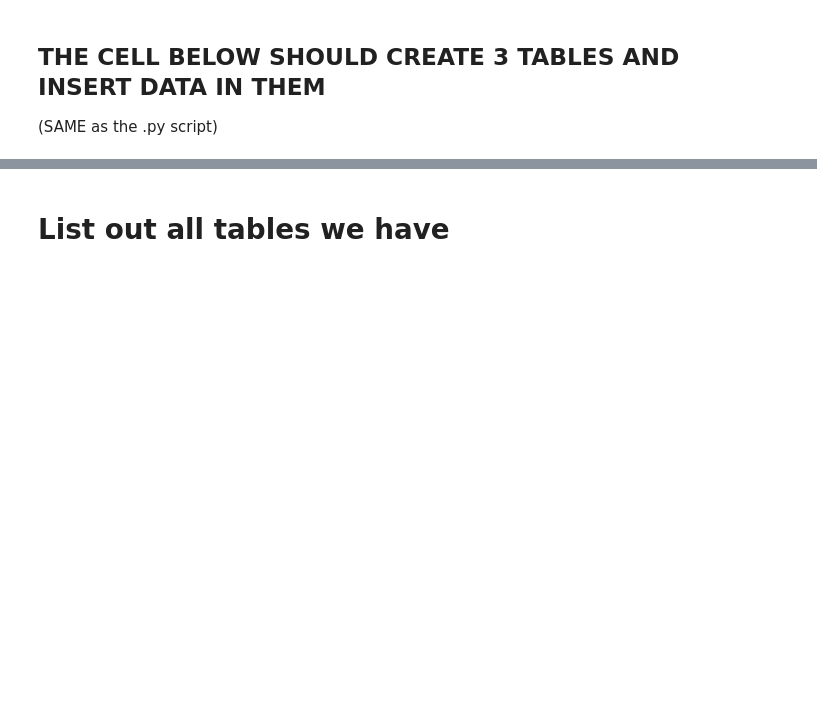
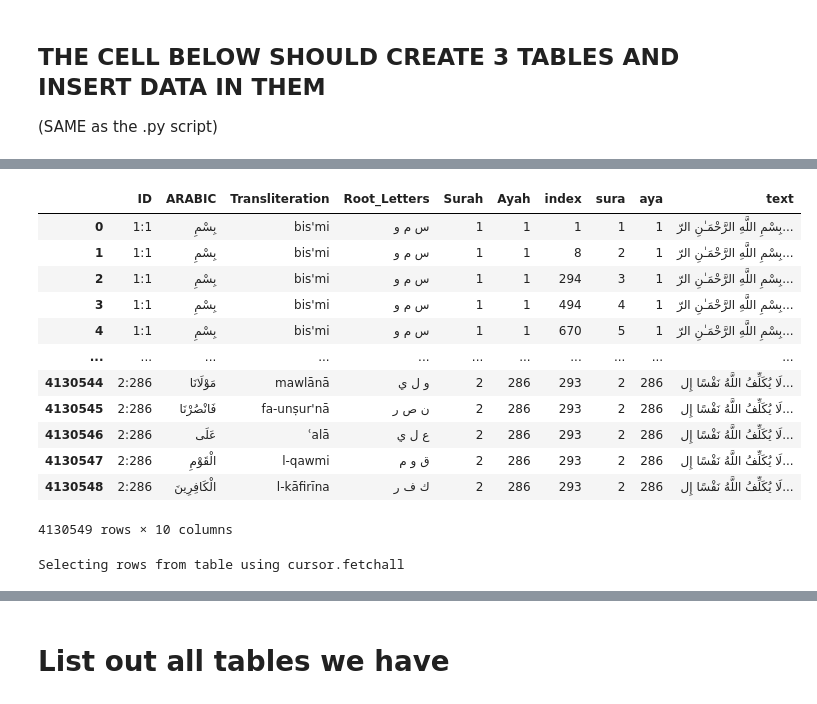
Before and after one commit to Quran-Journey/roots, a Jupyter notebook: db/Inserting TextToWord Table.ipynb, the cells around one changed output, grey strips where cells are left out. Saved outputs shown, nothing was run; the diff lists cells and outputs as text; code cells hidden in the pictures; blank space fills up the shorter version.

```diff
--- a/db/Inserting TextToWord Table.ipynb
+++ b/db/Inserting TextToWord Table.ipynb
@@ -178,0 +193,9 @@ PostgreSQL connection is closed
+# %%
+index_id = []
+count = 0
+for i in range(len(ayahs)):
+    if ayahs[i] != ayahs[i-1]:
+        count+=1
+        index_id.append(count)
+    else:
+        index_id.append(count)
@@ -178,0 +224,2 @@ PostgreSQL connection is closed
+# %%
+quran_text_dataframe['sura'] = 2
@@ -178,0 +244,52 @@ PostgreSQL connection is closed
+# %%
+# Get the IndexIDs from the Quran Table  -- need to merge it since different lengths
+df11 =  df.merge(quran_text_dataframe, left_on ="Ayah", right_on = "aya", how = 'inner')
+df11
+# %% [output]
+|  | ID | ARABIC | Transliteration | Root_Letters | Surah | Ayah | index | sura | aya | text |
+| 0 | 1:1 | بِسْمِ | bis'mi | س م و | 1 | 1 | 1 | 1 | 1 | بِسْمِ اللَّهِ الرَّحْمَـٰنِ الرّ... |
+| 1 | 1:1 | بِسْمِ | bis'mi | س م و | 1 | 1 | 8 | 2 | 1 | بِسْمِ اللَّهِ الرَّحْمَـٰنِ الرّ... |
+| 2 | 1:1 | بِسْمِ | bis'mi | س م و | 1 | 1 | 294 | 3 | 1 | بِسْمِ اللَّهِ الرَّحْمَـٰنِ الرّ... |
+| 3 | 1:1 | بِسْمِ | bis'mi | س م و | 1 | 1 | 494 | 4 | 1 | بِسْمِ اللَّهِ الرَّحْمَـٰنِ الرّ... |
+| 4 | 1:1 | بِسْمِ | bis'mi | س م و | 1 | 1 | 670 | 5 | 1 | بِسْمِ اللَّهِ الرَّحْمَـٰنِ الرّ... |
+| ... | ... | ... | ... | ... | ... | ... | ... | ... | ... | ... |
+| 4130544 | 2:286 | مَوْلَانَا | mawlānā | و ل ي | 2 | 286 | 293 | 2 | 286 | لَا يُكَلِّفُ اللَّهُ نَفْسًا إِل... |
+| 4130545 | 2:286 | فَانْصُرْنَا | fa-unṣur'nā | ن ص ر | 2 | 286 | 293 | 2 | 286 | لَا يُكَلِّفُ اللَّهُ نَفْسًا إِل... |
+| 4130546 | 2:286 | عَلَى | ʿalā | ع ل ي | 2 | 286 | 293 | 2 | 286 | لَا يُكَلِّفُ اللَّهُ نَفْسًا إِل... |
+| 4130547 | 2:286 | الْقَوْمِ | l-qawmi | ق و م | 2 | 286 | 293 | 2 | 286 | لَا يُكَلِّفُ اللَّهُ نَفْسًا إِل... |
+| 4130548 | 2:286 | الْكَافِرِينَ | l-kāfirīna | ك ف ر | 2 | 286 | 293 | 2 | 286 | لَا يُكَلِّفُ اللَّهُ نَفْسًا إِل... |
+4130549 rows × 10 columns
+# %%
+ #Get the Quran Text Table
+quran_text_dataframe = get_quran_text_df()
+
+# Create surah and ayah columns
+surah, ayah = [], []
+for row in df["ID"]:
+    surah.append( row.split(":")[0] )
+    ayah.append( row.split(":")[1] )
+df["Surah"] = surah
+df["Ayah"] = ayah
+df["Surah"] = df["Surah"].values.astype(int)
+df["Ayah"] = df["Ayah"].values.astype(int)
+
+# Get the IndexIDs from the Quran Table  -- need to merge it since different lengths
+df10 =  df.merge(quran_text_dataframe, left_on ="Surah", right_on = "sura", how = 'inner')
+
+# Generate our text to words table
+TextToWords_df = df10.merge(arabic_words_df, left_on ="ARABIC", right_on = "ARABIC", how = 'inner')
+TextToWords_df = TextToWords_df.reset_index()
+
+# Put the dataframe into the format for postgres sql insertion
+TexttoWord = []
+
+new_df = TextToWords_df.drop_duplicates(
+  subset = ['index', 'primary_key'],
+  keep = 'last').reset_index(drop = True)
+
+# print latest dataframe
+for index, row in new_df.iterrows():
+    tup = tuple((row['index'], row['primary_key']))
+    TexttoWord.append( tup )
+# %% [output]
+Selecting rows from table using cursor.fetchall
```
Also changed, not shown: parts of 31 cells of this notebook, 4 other files.
